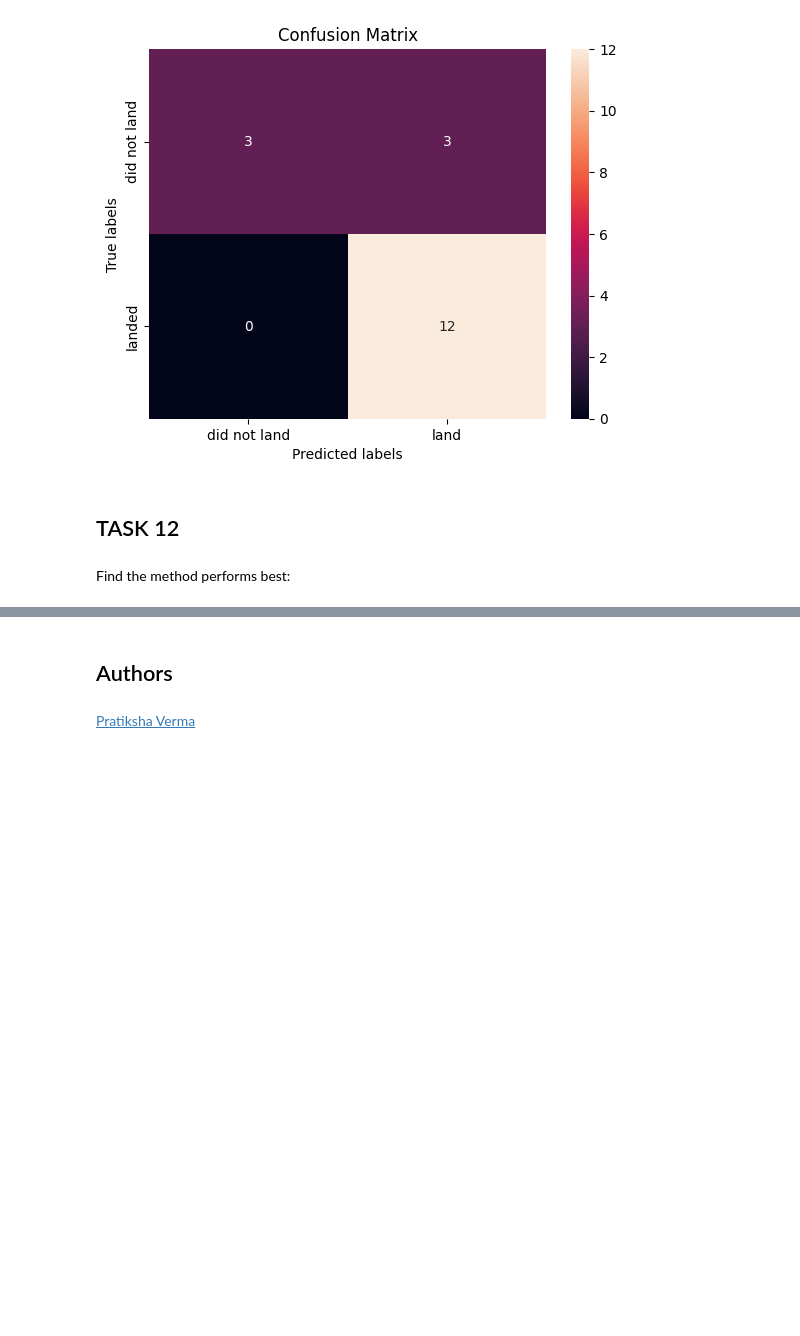
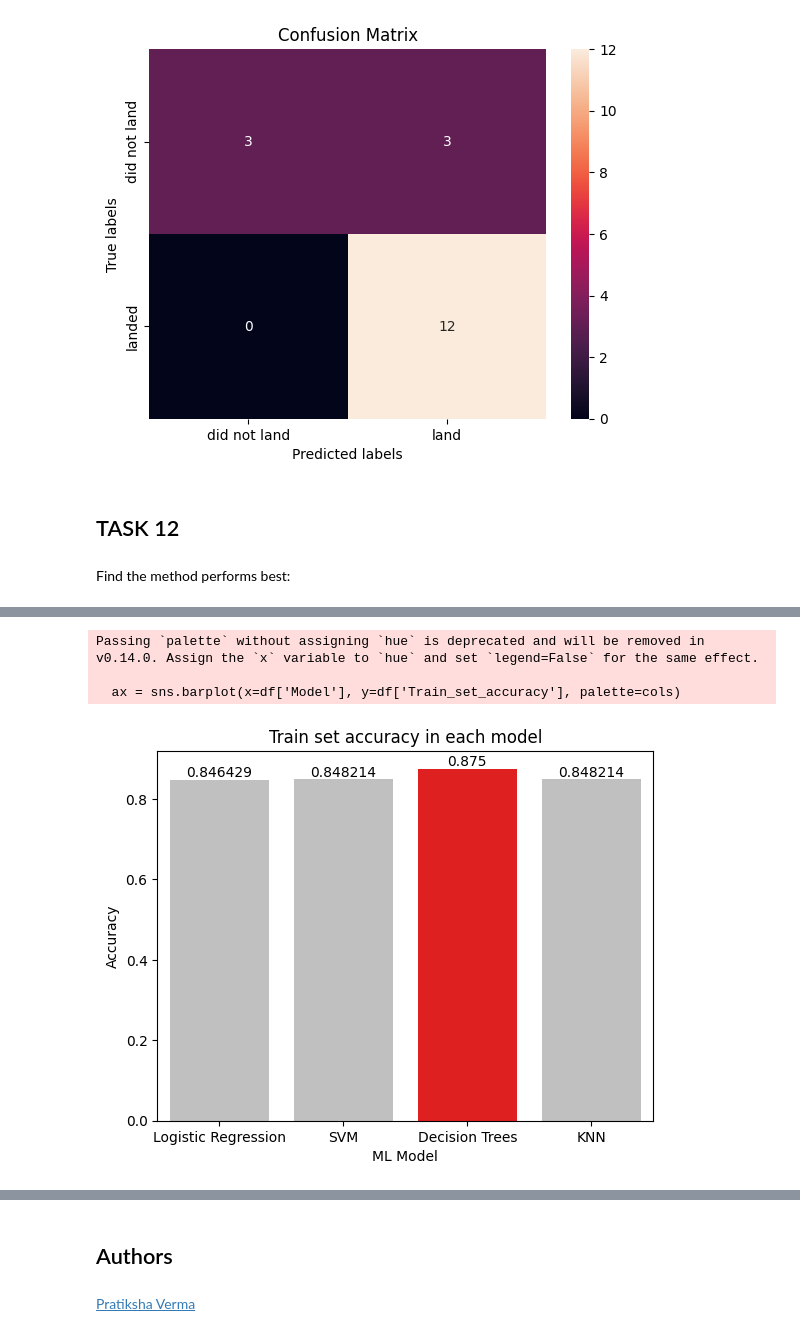
Before and after one commit to umbreon13/Capstone_Applied_Data_Science, a Jupyter notebook: 8-SpaceX_Machine_Learning_Prediction.ipynb, the cells around one changed output, grey strips where cells are left out. Saved outputs shown, nothing was run; the diff lists cells and outputs as text; code cells hidden in the pictures; blank space fills up the shorter version.

```diff
--- a/8-SpaceX_Machine_Learning_Prediction.ipynb
+++ b/8-SpaceX_Machine_Learning_Prediction.ipynb
@@ -369,0 +373,14 @@ df
+# %%
+cols = ['silver' if (x < max(df.Train_set_accuracy)) else 'red' for x in df.Train_set_accuracy]
+
+ax = sns.barplot(x=df['Model'], y=df['Train_set_accuracy'], palette=cols)
+plt.title('Train set accuracy in each model')
+plt.xlabel('ML Model')
+plt.ylabel('Accuracy')
+for i in ax.containers:
+    ax.bar_label(i,)
+# %% [output]
+Passing `palette` without assigning `hue` is deprecated and will be removed in v0.14.0. Assign the `x` variable to `hue` and set `legend=False` for the same effect.
+
+  ax = sns.barplot(x=df['Model'], y=df['Train_set_accuracy'], palette=cols)
+[figure, added]
```
Also changed, not shown: parts of 6 cells of this notebook.
